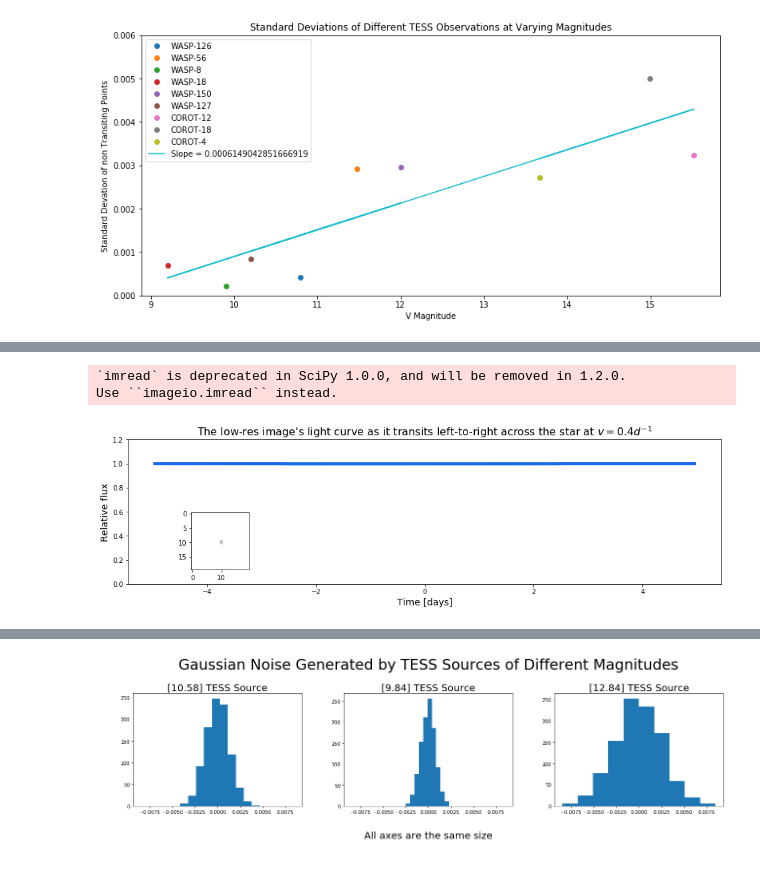
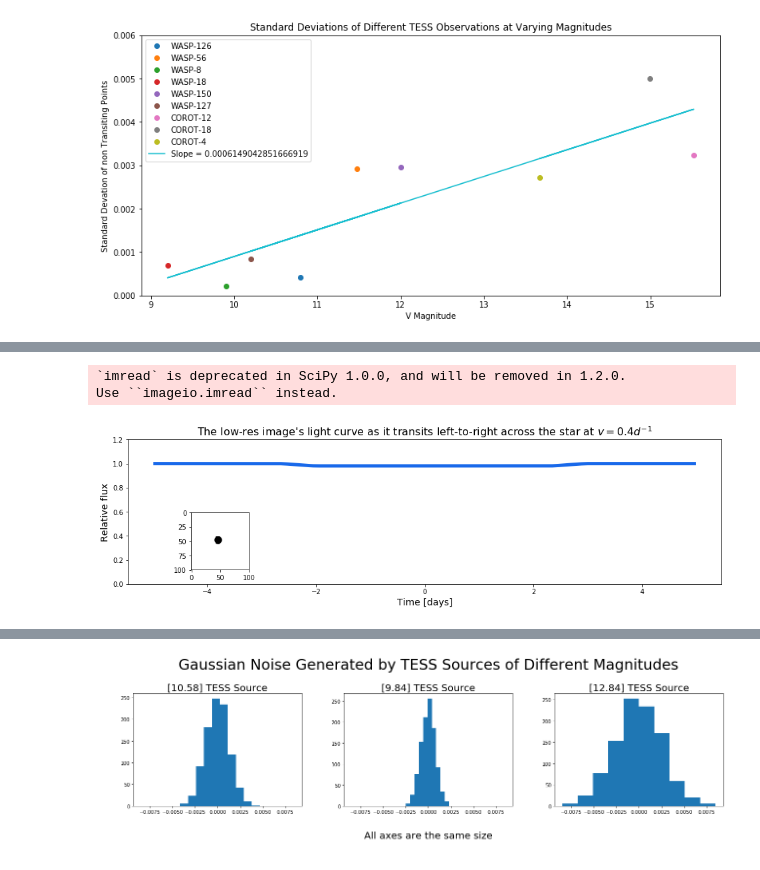
Before and after one commit to pfstacey/BSRC, a Jupyter notebook: code/Injecting_TESS_Noise.ipynb, the cells around one changed output, grey strips where cells are left out. Cells and saved outputs as stored; diff of their text form; code cells hidden in the pictures.

```diff
--- a/code/Injecting_TESS_Noise.ipynb
+++ b/code/Injecting_TESS_Noise.ipynb
@@ -153,35 +153,35 @@ while j < num_points:
     j = j + 1
 # %%
 planet_times = np.linspace(-35.,35.,num_points)
-planet_lowres_SItitle = TransitingImage(imfile="/Users/piperfrances/BSRC/code/ref_planet.png",
-                                    lowres=20,
+planet_lowres_SItitle = TransitingImage(imfile="/Users/piperfrances/BSRC/code/ref_planet_larger.png",
+                                    lowres=100,
                                     lowrestype="mean", # Calculate the lower-resolution version of the image by averaging "neighborhoods" of pixels in the high-res image.
                                     lowresround=False, # Let the resulting low-res pixel values take on intermediate values between 0 and 1, i.e. don't round them to 0 or 1.
                                     v=0.4,
                                     t_ref=0.,
                                     t_arr=planet_times)
 #lowres_SItitle.plot_grid()
 #print np.shape(lowres_SItitle.opacitymat)
 
 planet_lowres_SItitle_LC, overlapTimes = planet_lowres_SItitle.gen_LC(t_arr=planet_times)
 
 fig, ax = plt.subplots(1,1,figsize=(16,4))
 ax = plt.axes()
 ax.plot(overlapTimes,planet_lowres_SItitle_LC,color="#1969ea",ls="-",lw=5)
 ax.set_ylim(0.0,1.2)
 plt.xlabel("Time [days]",fontsize=14)
 plt.ylabel("Relative flux",fontsize=14)
 plt.title(r"The low-res image's light curve as it transits left-to-right across the star at $v = 0.4 d^{-1}$",fontsize=16)
 ax1 = plt.axes([.095, .2, 0.3, 0.3])
 ax1.imshow(planet_lowres_SItitle.opacitymat,cmap="Greys",aspect="equal",origin="upper",interpolation='none',vmin=0.,vmax=1.)
 #filename = "/Users/piperfrances/BSRC/code/results_subtract_artifacts/1"
 #plt.savefig(filename, fmt="png")
 plt.show()
 plt.close()
 # %% [output]
 `imread` is deprecated in SciPy 1.0.0, and will be removed in 1.2.0.
 Use ``imageio.imread`` instead.
-[figure, old version]
+[figure, new version]
 # %%
 planet_times.shape
 # %% [output]
```
Also changed, not shown: parts of 7 cells of this notebook, 12 other files.
